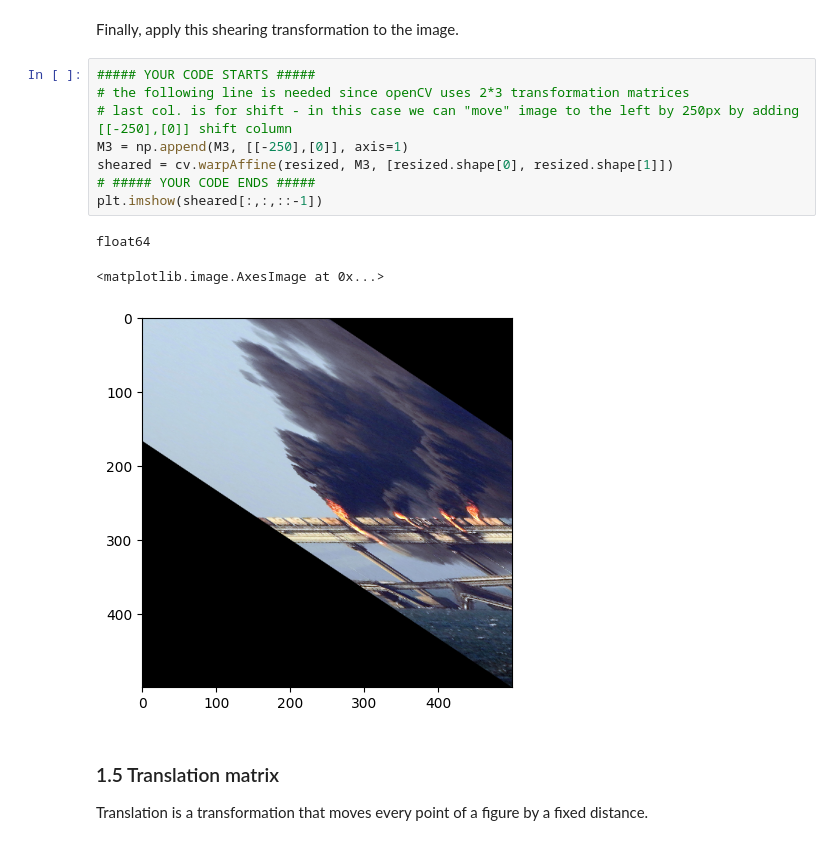
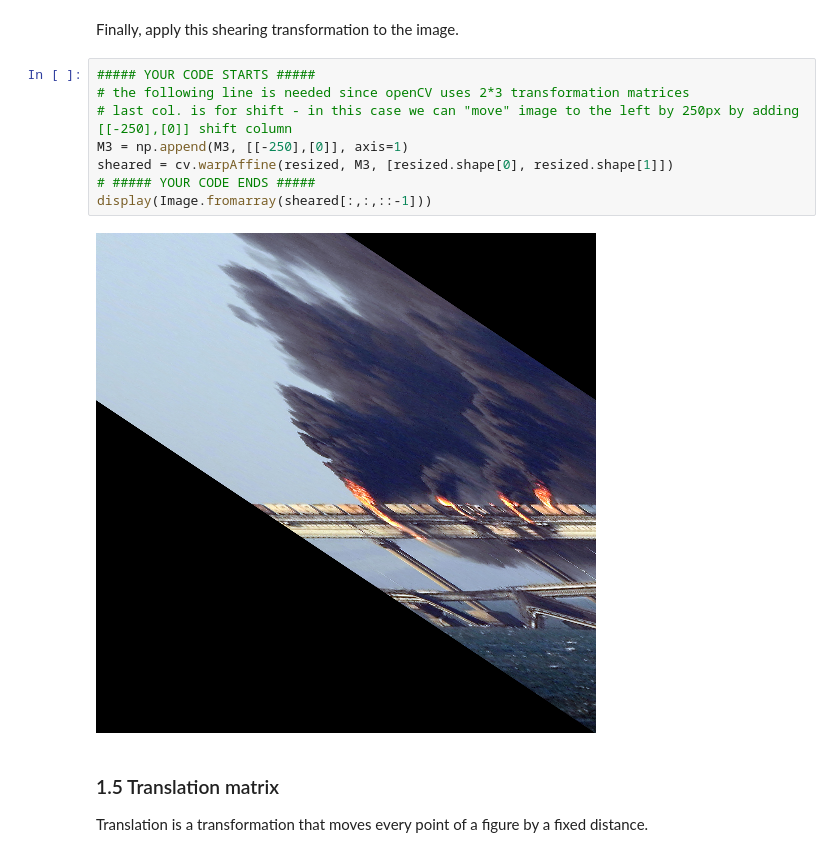
Before and after one commit to Siromanec/la-lab1-mutel_muzychuk_ivanov, a Jupyter notebook: Ivanov_Mutel_Muzychuk_LA_Lab_1.ipynb, the cells around one changed output. Cells and saved outputs as stored; diff of their text form.

```diff
--- a/Ivanov_Mutel_Muzychuk_LA_Lab_1.ipynb
+++ b/Ivanov_Mutel_Muzychuk_LA_Lab_1.ipynb
@@ -299,15 +297,13 @@ Finally, apply this shearing transformation to the image.
 # %%
 ##### YOUR CODE STARTS #####
 # the following line is needed since openCV uses 2*3 transformation matrices
 # last col. is for shift - in this case we can "move" image to the left by 250px by adding [[-250],[0]] shift column
 M3 = np.append(M3, [[-250],[0]], axis=1)
 sheared = cv.warpAffine(resized, M3, [resized.shape[0], resized.shape[1]])
 # ##### YOUR CODE ENDS #####
-plt.imshow(sheared[:,:,::-1])
+display(Image.fromarray(sheared[:,:,::-1]))
 # %% [output]
-float64
-<matplotlib.image.AxesImage at 0x...>
-[figure, old version]
+[figure, new version]
 # %% [markdown]
 ### 1.5 Translation matrix
 
```
Also changed, not shown: parts of 8 cells of this notebook.
